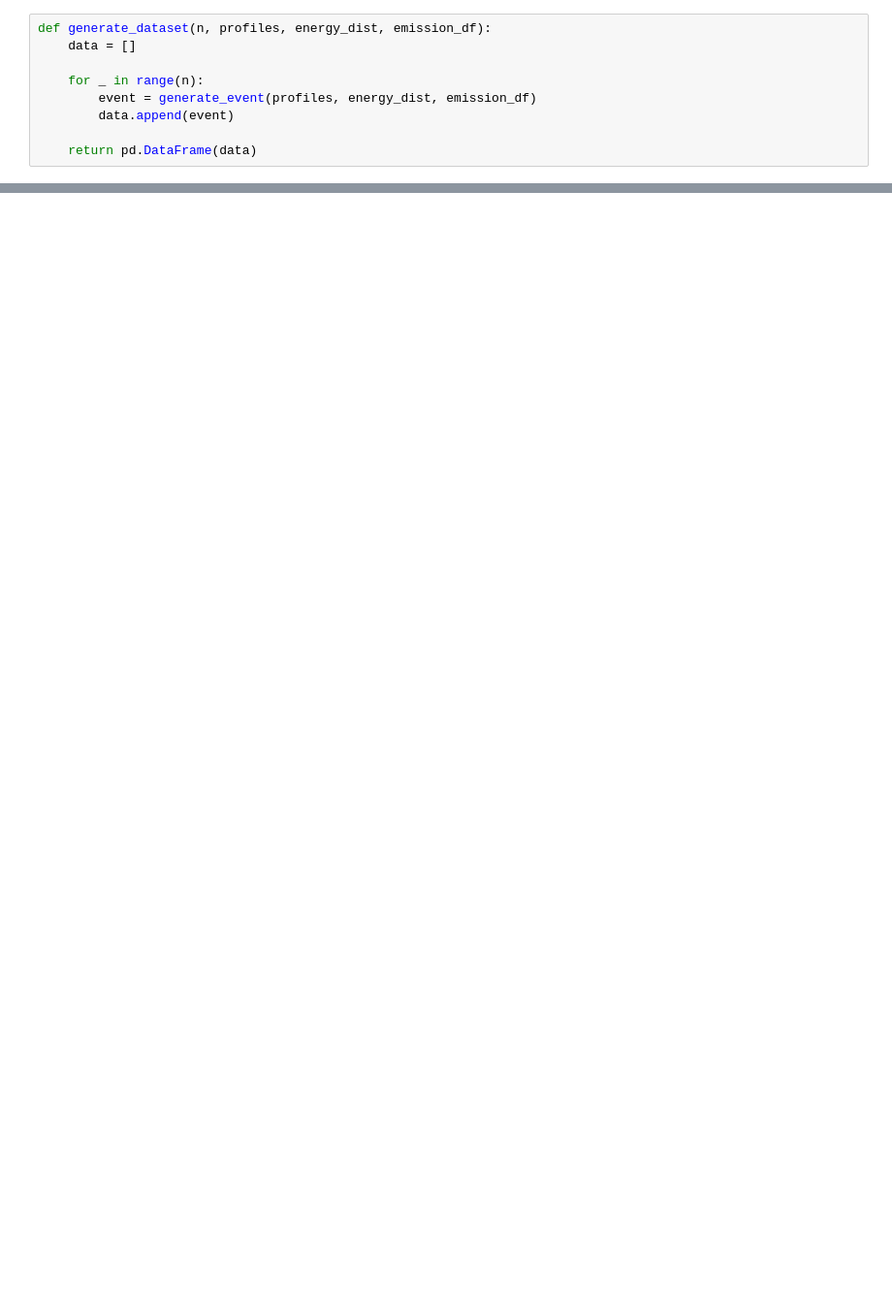
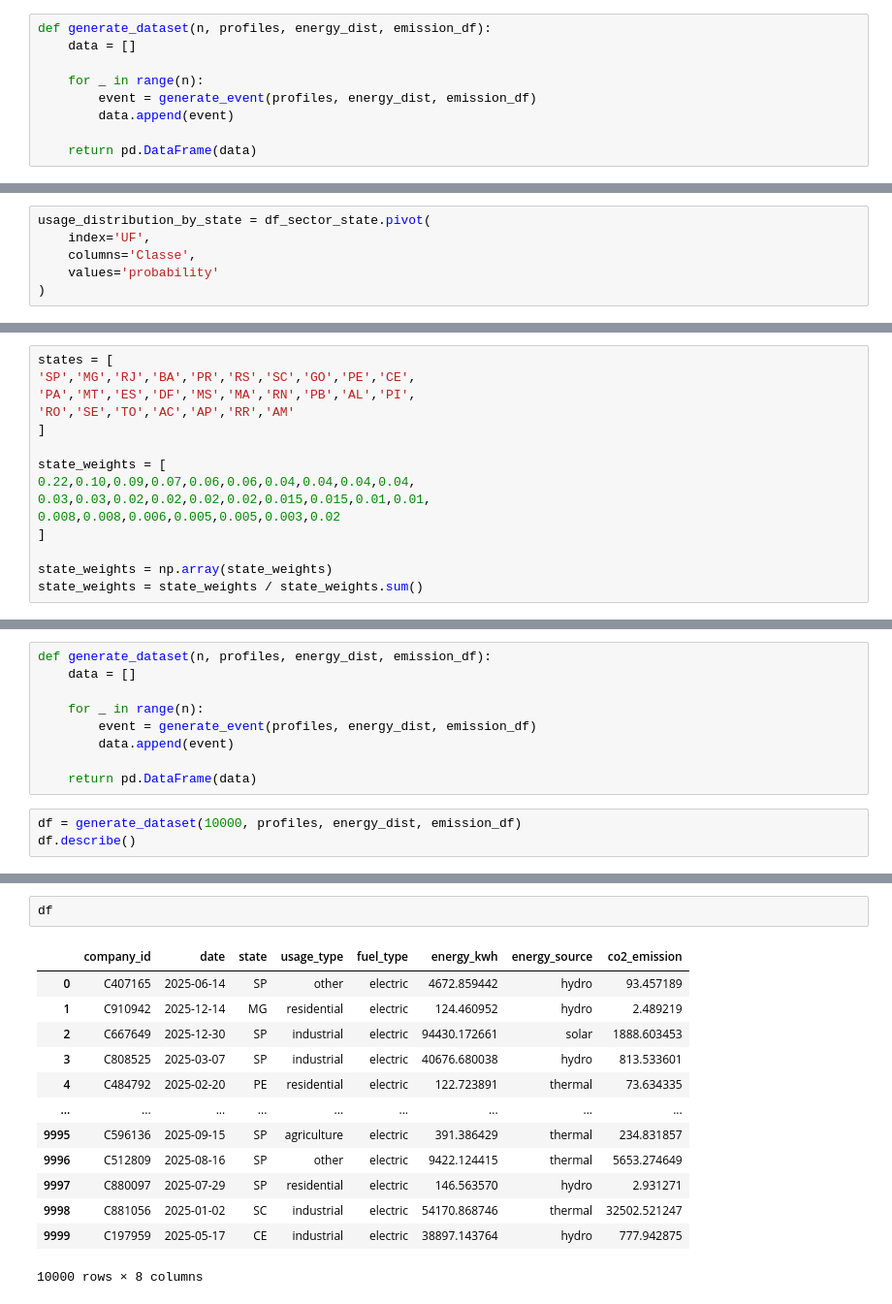
Before and after one commit to carbon-footprint-analysis/carbon-footprint-analysis, a Jupyter notebook: notebooks/eda.ipynb, the cells around one changed output, grey strips where cells are left out. Shown at 97% size. Drawn from its saved outputs; the diff is of its cells as text; blank space fills up the shorter version.

```diff
--- a/notebooks/eda.ipynb
+++ b/notebooks/eda.ipynb
@@ -711,0 +893,6 @@ df.head()
+# %%
+usage_distribution_by_state = df_sector_state.pivot(
+    index='UF',
+    columns='Classe',
+    values='probability'
+)
@@ -711,0 +901,15 @@ df.head()
+# %%
+states = [
+'SP','MG','RJ','BA','PR','RS','SC','GO','PE','CE',
+'PA','MT','ES','DF','MS','MA','RN','PB','AL','PI',
+'RO','SE','TO','AC','AP','RR','AM'
+]
+
+state_weights = [
+0.22,0.10,0.09,0.07,0.06,0.06,0.04,0.04,0.04,0.04,
+0.03,0.03,0.02,0.02,0.02,0.02,0.015,0.015,0.01,0.01,
+0.008,0.008,0.006,0.005,0.005,0.003,0.02
+]
+
+state_weights = np.array(state_weights)
+state_weights = state_weights / state_weights.sum()
@@ -711,0 +959,12 @@ df.head()
+# %%
+def generate_dataset(n, profiles, energy_dist, emission_df):
+    data = []
+
+    for _ in range(n):
+        event = generate_event(profiles, energy_dist, emission_df)
+        data.append(event)
+
+    return pd.DataFrame(data)
+# %%
+df = generate_dataset(10000, profiles, energy_dist, emission_df)
+df.describe()
@@ -711,0 +981,16 @@ df.head()
+# %%
+df
+# %% [output]
+|  | company_id | date | state | usage_type | fuel_type | energy_kwh | energy_source | co2_emission |
+| 0 | C407165 | 2025-06-14 | SP | other | electric | 4672.859442 | hydro | 93.457189 |
+| 1 | C910942 | 2025-12-14 | MG | residential | electric | 124.460952 | hydro | 2.489219 |
+| 2 | C667649 | 2025-12-30 | SP | industrial | electric | 94430.172661 | solar | 1888.603453 |
+| 3 | C808525 | 2025-03-07 | SP | industrial | electric | 40676.680038 | hydro | 813.533601 |
+| 4 | C484792 | 2025-02-20 | PE | residential | electric | 122.723891 | thermal | 73.634335 |
+| ... | ... | ... | ... | ... | ... | ... | ... | ... |
+| 9995 | C596136 | 2025-09-15 | SP | agriculture | electric | 391.386429 | thermal | 234.831857 |
+| 9996 | C512809 | 2025-08-16 | SP | other | electric | 9422.124415 | thermal | 5653.274649 |
+| 9997 | C880097 | 2025-07-29 | SP | residential | electric | 146.563570 | hydro | 2.931271 |
+| 9998 | C881056 | 2025-01-02 | SC | industrial | electric | 54170.868746 | thermal | 32502.521247 |
+| 9999 | C197959 | 2025-05-17 | CE | industrial | electric | 38897.143764 | hydro | 777.942875 |
+10000 rows × 8 columns
```
Also changed, not shown: parts of 34 cells of this notebook, 1 other file.
